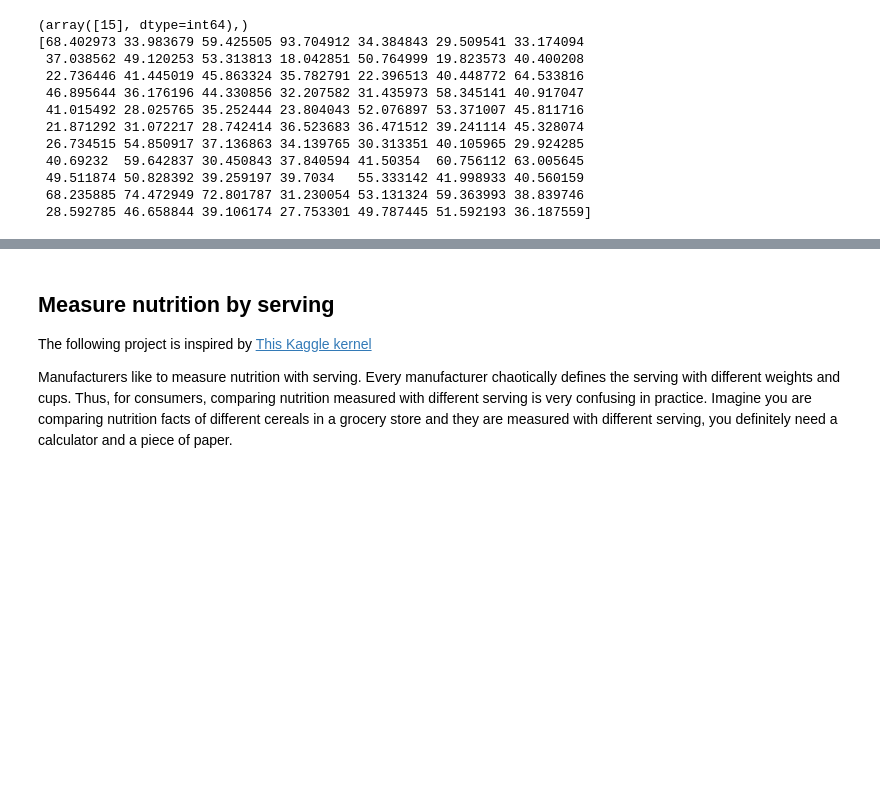
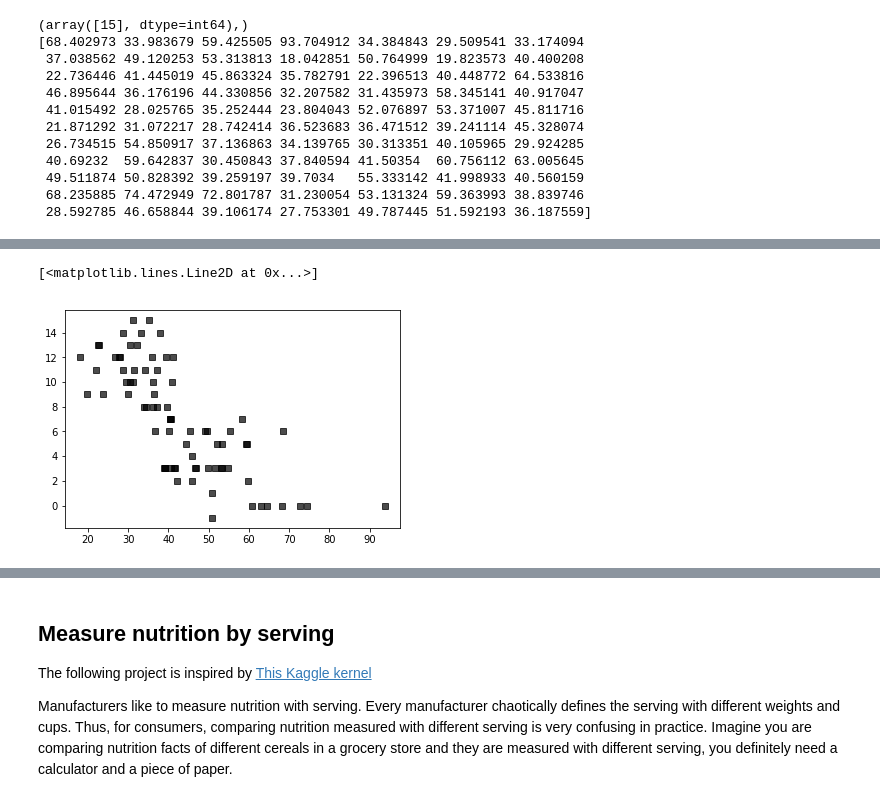
Before and after one commit to ch00226855/CMP464-Fall2019, a Jupyter notebook: Week2_NumPy_Ex.ipynb, the cells around one changed output, grey strips where cells are left out. Saved outputs shown, nothing was run; the diff lists cells and outputs as text; code cells hidden in the pictures; blank space fills up the shorter version.

```diff
--- a/Week2_NumPy_Ex.ipynb
+++ b/Week2_NumPy_Ex.ipynb
@@ -309,3 +364,13 @@ plt.plot(rating_data[order], sugars_data[order], 'b.')
+# %%
+plt.plot(rating_data,
+         sugars_data,
+         marker='s', # {. o ^ s +}
+         c='black', # {b, g, r}
+         alpha=0.7, # transparency
+         linestyle='')
+# %% [output]
+[<matplotlib.lines.Line2D at 0x...>]
+[figure, added]
 # %%
 # ------------- Weight -------------
 # What is the index of weight in feature_names?
```
Also changed, not shown: parts of 18 cells of this notebook.
